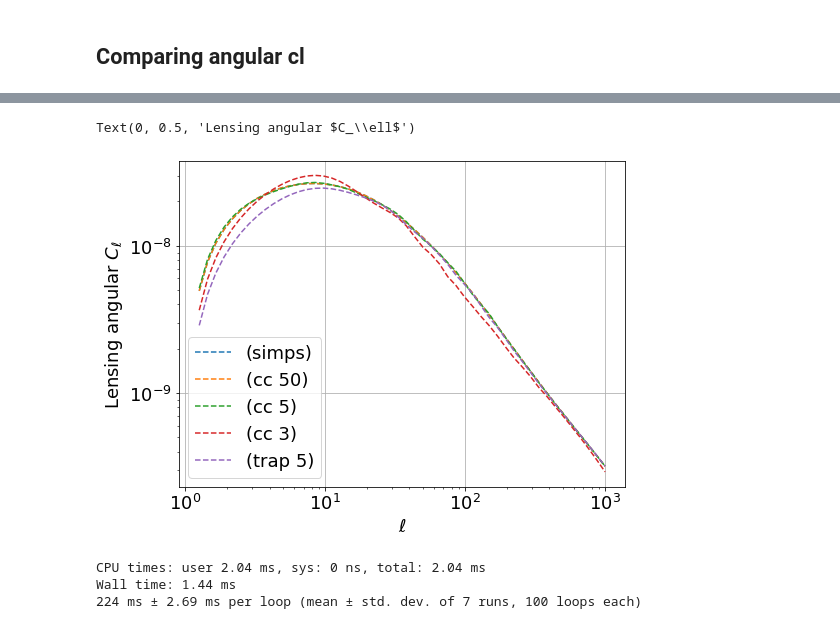
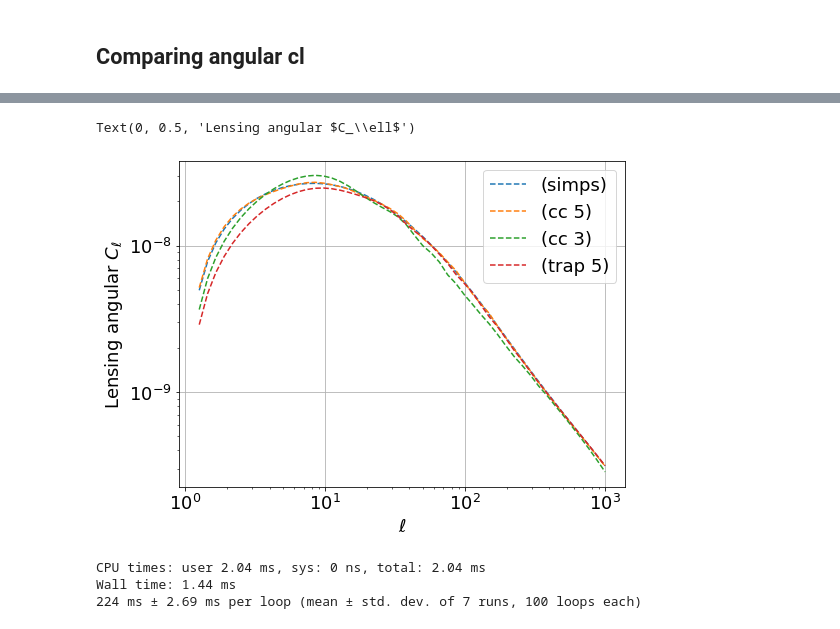
Before and after one commit to DifferentiableUniverseInitiative/jax_cosmo, a Jupyter notebook: docs/notebooks/JECQuadTest.ipynb, the cells around one changed output, grey strips where cells are left out. Saved outputs shown, nothing was run; the diff lists cells and outputs as text; code cells hidden in the pictures.

```diff
--- a/docs/notebooks/JECQuadTest.ipynb
+++ b/docs/notebooks/JECQuadTest.ipynb
@@ -73,21 +79,21 @@ jec_cl_jax7= angular_cl(cosmo_jax, ell, [tracer_jax], quadInt=TrapezoidalQuad(5)
 # %%
 import matplotlib as mpl
 mpl.rcParams['font.size'] = 18
 mpl.rcParams["font.family"] = "Times New Roman"
 
 figure(figsize=(8, 6))
 loglog(ell, jec_cl_jax1[0], '--', label='(simps)')
-loglog(ell, jec_cl_jax2[0], '--', label='(cc 50)')
+#loglog(ell, jec_cl_jax2[0], '--', label='(cc 50)')
 loglog(ell, jec_cl_jax5[0], '--', label='(cc 5)')
 loglog(ell, jec_cl_jax6[0], '--', label='(cc 3)')
 loglog(ell, jec_cl_jax7[0], '--', label='(trap 5)')
 grid()
 legend()
 xlabel(r'$\ell$')
 ylabel(r'Lensing angular $C_\ell$')
 # %% [output]
 Text(0, 0.5, 'Lensing angular $C_\\ell$')
-[figure, old version]
+[figure, new version]
 # %%
 %time   jit(angular_cl)(cosmo_jax, ell, [tracer_jax])
 %timeit jit(angular_cl)(cosmo_jax, ell, [tracer_jax])
```
Also changed, not shown: parts of 7 cells of this notebook, 4 other files.
